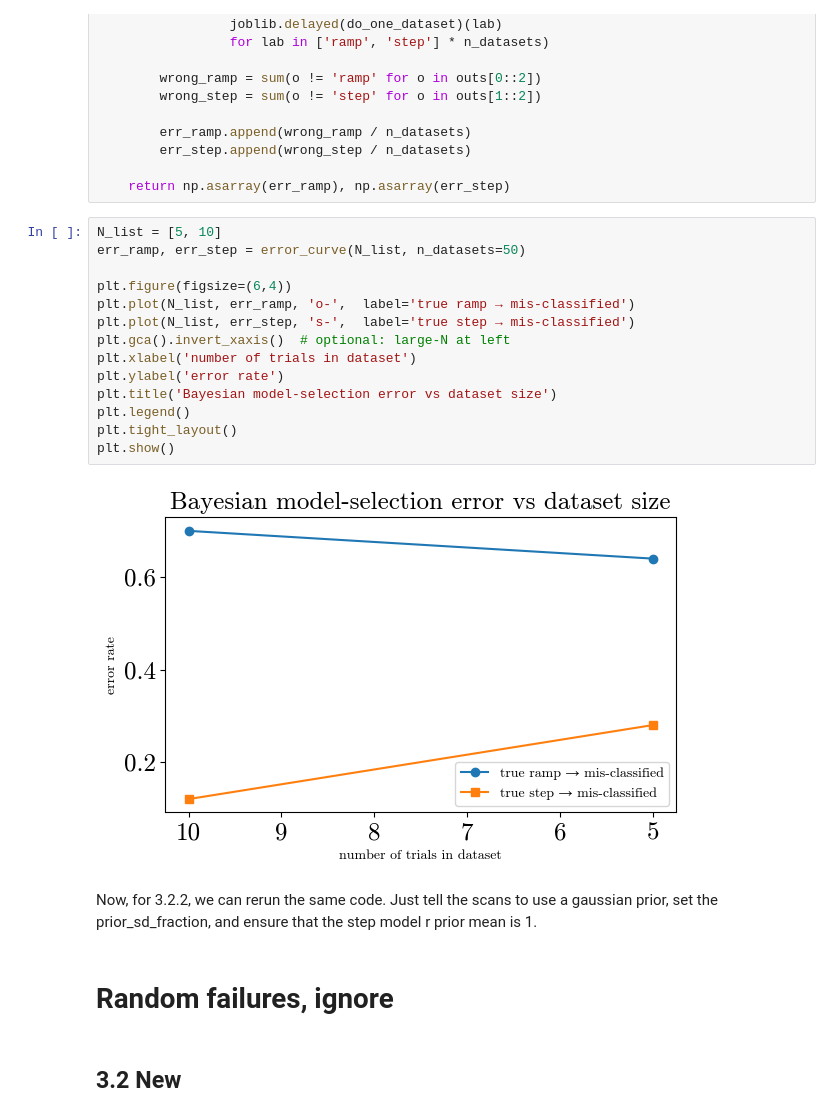
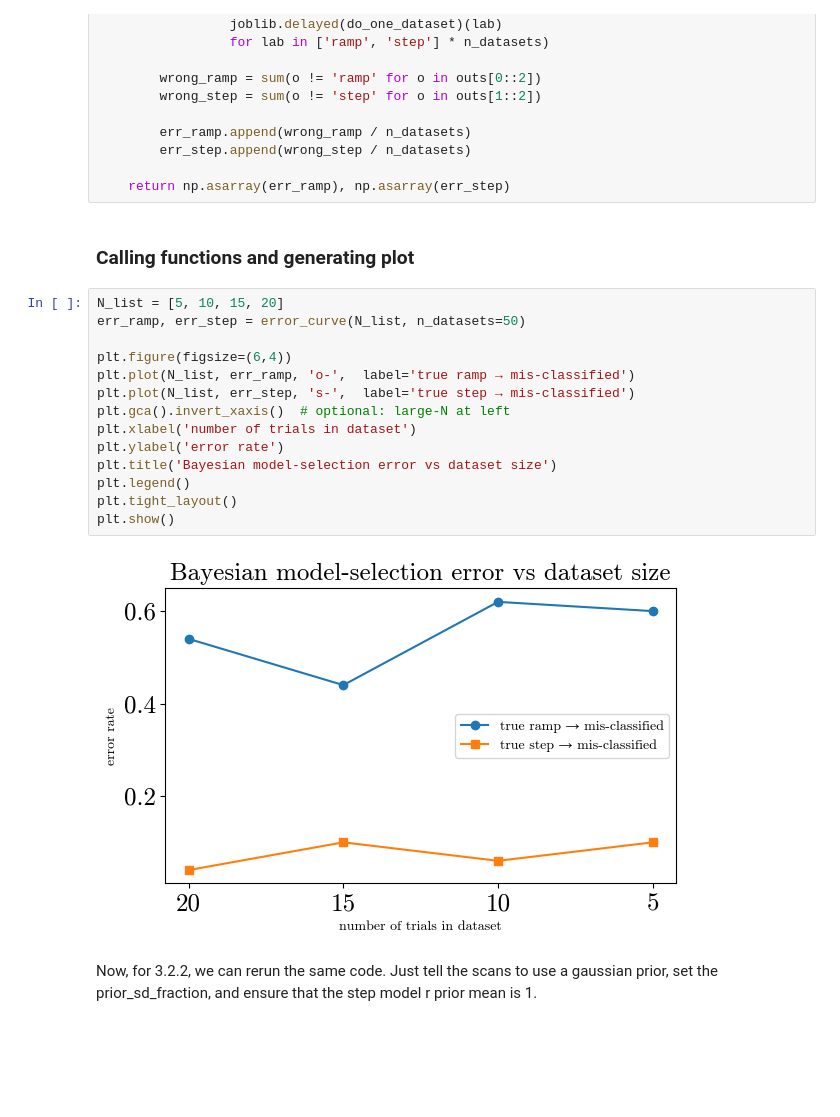
Before and after one commit to oparker7/gg3, a Jupyter notebook: task3.ipynb, the cells around one changed output. Saved outputs shown, nothing was run; the diff lists cells and outputs as text; blank space fills up the shorter version.

```diff
--- a/task3.ipynb
+++ b/task3.ipynb
@@ -480,25 +486,23 @@ def error_curve(N_trials_list,      # e.g. [25, 50, 100]
         err_step.append(wrong_step / n_datasets)
 
     return np.asarray(err_ramp), np.asarray(err_step)
+# %% [markdown]
+### Calling functions and generating plot
 # %%
-N_list = [5, 10]
+N_list = [5, 10, 15, 20]
 err_ramp, err_step = error_curve(N_list, n_datasets=50)
 
 plt.figure(figsize=(6,4))
 plt.plot(N_list, err_ramp, 'o-',  label='true ramp → mis-classified')
 plt.plot(N_list, err_step, 's-',  label='true step → mis-classified')
 plt.gca().invert_xaxis()  # optional: large-N at left
 plt.xlabel('number of trials in dataset')
 plt.ylabel('error rate')
 plt.title('Bayesian model-selection error vs dataset size')
 plt.legend()
 plt.tight_layout()
 plt.show()
 # %% [output]
-[figure, old version]
+[figure, new version]
 # %% [markdown]
 Now, for 3.2.2, we can rerun the same code. Just tell the scans to use a gaussian prior, set the prior_sd_fraction, and ensure that the step model r prior mean is 1.
-# %% [markdown]
-# Random failures, ignore
-# %% [markdown]
-## 3.2 New
```
Also changed, not shown: parts of 12 cells of this notebook.
